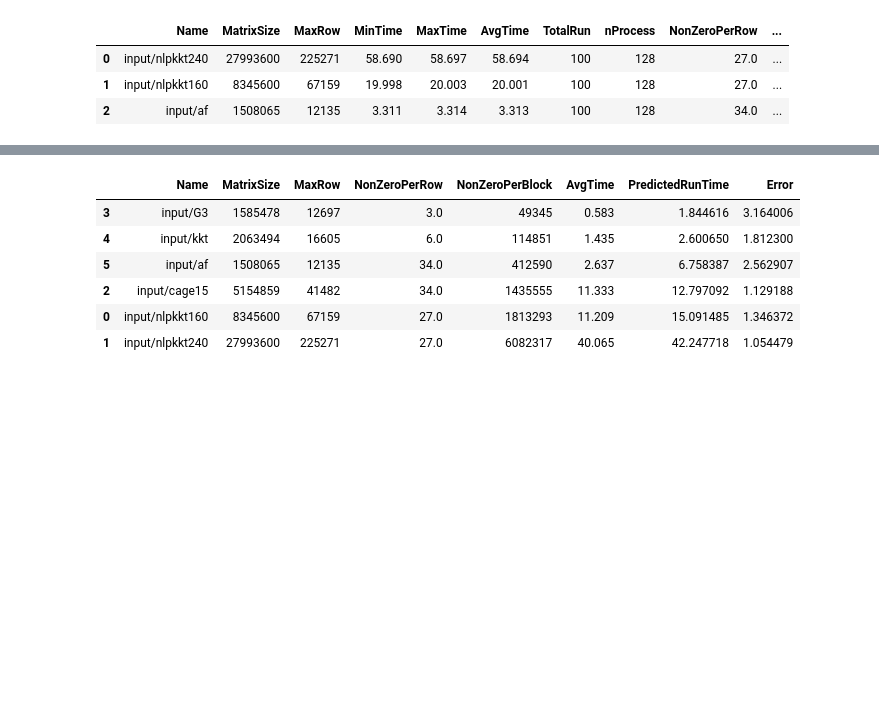
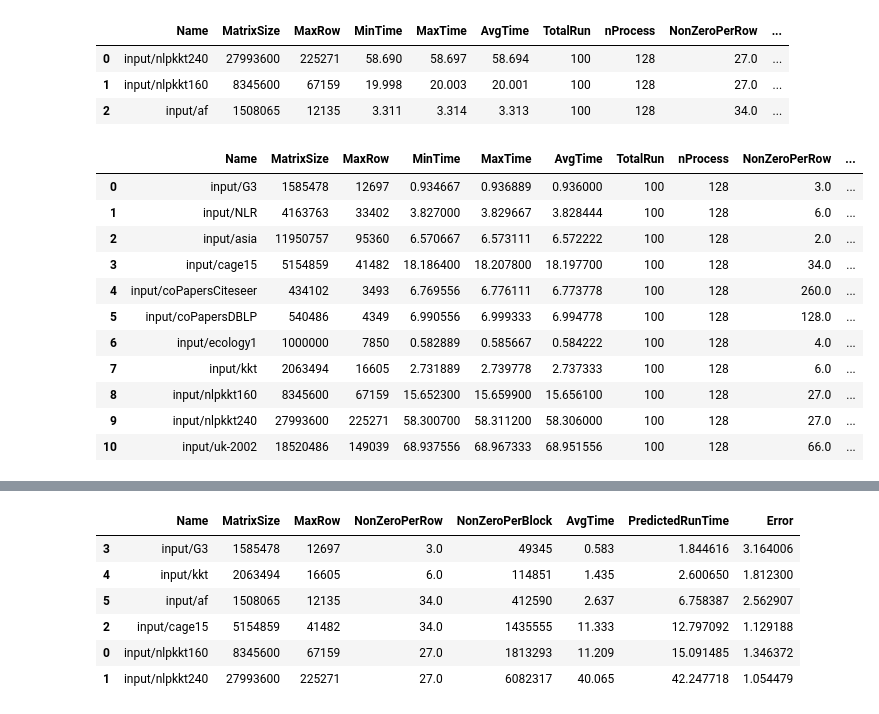
Before and after one commit to marufdsi/matvec-sparse, a Jupyter notebook: SpMV_Performance_Modeling.ipynb, the cells around one changed output, grey strips where cells are left out. Cells and saved outputs as stored; diff of their text form; code cells hidden in the pictures; blank space fills up the shorter version.

```diff
--- a/SpMV_Performance_Modeling.ipynb
+++ b/SpMV_Performance_Modeling.ipynb
@@ -579,3 +579,21 @@ csrModel
 | 0 | input/nlpkkt240 | 27993600 | 225271 | 58.690 | 58.697 | 58.694 | 100 | 128 | 27.0 | ... |
 | 1 | input/nlpkkt160 | 8345600 | 67159 | 19.998 | 20.003 | 20.001 | 100 | 128 | 27.0 | ... |
 | 2 | input/af | 1508065 | 12135 | 3.311 | 3.314 | 3.313 | 100 | 128 | 34.0 | ... |
+# %%
+SpMV_p2p = pd.read_csv('CSR_SpMV_on_MPI.csv')
+SpMV_p2p = SpMV_p2p.groupby('Name').mean()
+SpMV_p2p = SpMV_p2p.reset_index()
+SpMV_p2p
+# %% [output]
+|  | Name | MatrixSize | MaxRow | MinTime | MaxTime | AvgTime | TotalRun | nProcess | NonZeroPerRow | ... |
+| 0 | input/G3 | 1585478 | 12697 | 0.934667 | 0.936889 | 0.936000 | 100 | 128 | 3.0 | ... |
+| 1 | input/NLR | 4163763 | 33402 | 3.827000 | 3.829667 | 3.828444 | 100 | 128 | 6.0 | ... |
+| 2 | input/asia | 11950757 | 95360 | 6.570667 | 6.573111 | 6.572222 | 100 | 128 | 2.0 | ... |
+| 3 | input/cage15 | 5154859 | 41482 | 18.186400 | 18.207800 | 18.197700 | 100 | 128 | 34.0 | ... |
+| 4 | input/coPapersCiteseer | 434102 | 3493 | 6.769556 | 6.776111 | 6.773778 | 100 | 128 | 260.0 | ... |
+| 5 | input/coPapersDBLP | 540486 | 4349 | 6.990556 | 6.999333 | 6.994778 | 100 | 128 | 128.0 | ... |
+| 6 | input/ecology1 | 1000000 | 7850 | 0.582889 | 0.585667 | 0.584222 | 100 | 128 | 4.0 | ... |
+| 7 | input/kkt | 2063494 | 16605 | 2.731889 | 2.739778 | 2.737333 | 100 | 128 | 6.0 | ... |
+| 8 | input/nlpkkt160 | 8345600 | 67159 | 15.652300 | 15.659900 | 15.656100 | 100 | 128 | 27.0 | ... |
+| 9 | input/nlpkkt240 | 27993600 | 225271 | 58.300700 | 58.311200 | 58.306000 | 100 | 128 | 27.0 | ... |
+| 10 | input/uk-2002 | 18520486 | 149039 | 68.937556 | 68.967333 | 68.951556 | 100 | 128 | 66.0 | ... |
```
Also changed, not shown: parts of 1 cell of this notebook, 1 other file.
